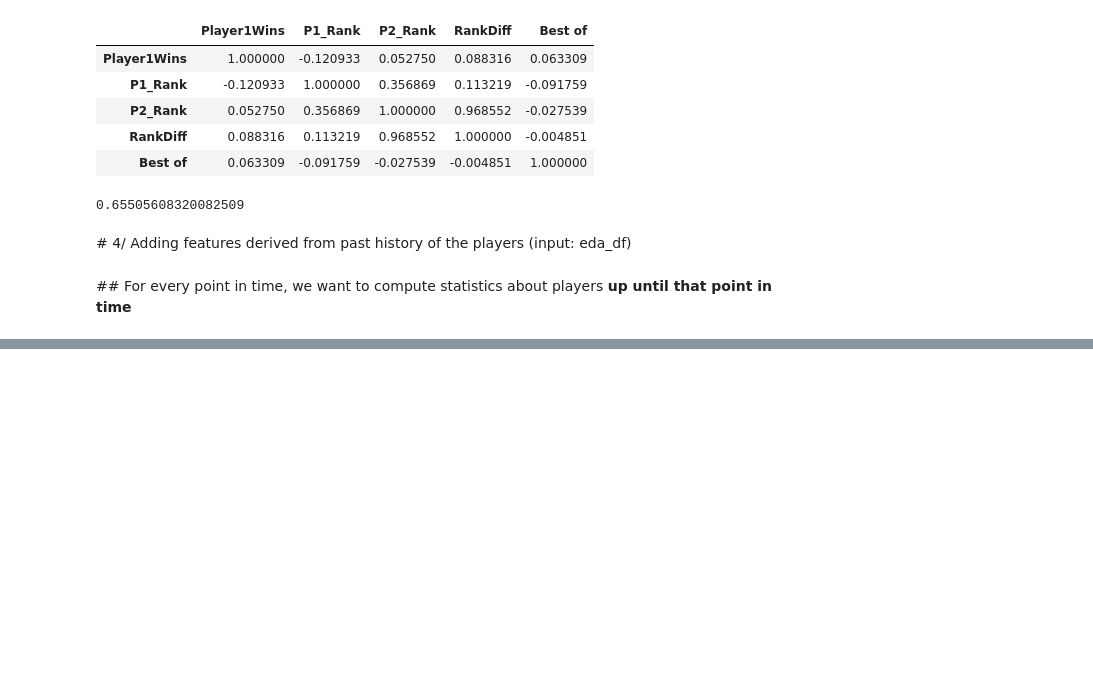
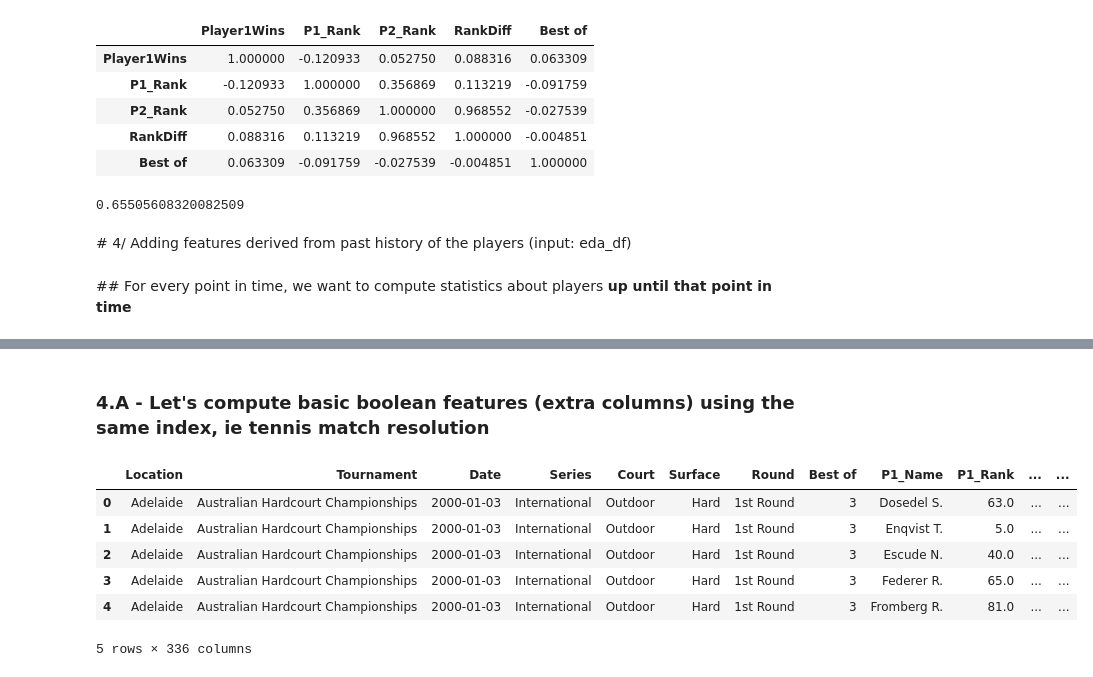
Before and after one commit to Vinh-CHUC/general-assembly-data-science-project, a Jupyter notebook: Exploratory Data Analysis.ipynb, the cells around one changed output, grey strips where cells are left out. Drawn from its saved outputs; the diff is of its cells as text; code cells hidden in the pictures; blank space fills up the shorter version.

Commit message:
Data analysis, basic functionality is there

```diff
--- a/Exploratory Data Analysis.ipynb
+++ b/Exploratory Data Analysis.ipynb
@@ -1,3 +1,5 @@
+# %%
+QUICK_MODE = True  # Only model for a subset of the players (for quicker computations)
 # %% [markdown]
 # 1/ Cleaning data (converting types and removing NAs)
 # %%
@@ -274,0 +251,2 @@ my_df.rolling(12).apply(lambda x: sum(x))
+# %% [markdown]
+### 4.A - Let's compute basic boolean features (extra columns) using the same index, ie tennis match resolution
@@ -274,0 +256,10 @@ my_df.rolling(12).apply(lambda x: sum(x))
+# %%
+players_stats.head()
+# %% [output]
+|  | Location | Tournament | Date | Series | Court | Surface | Round | Best of | P1_Name | P1_Rank | ... | ... |
+| 0 | Adelaide | Australian Hardcourt Championships | 2000-01-03 | International | Outdoor | Hard | 1st Round | 3 | Dosedel S. | 63.0 | ... | ... |
+| 1 | Adelaide | Australian Hardcourt Championships | 2000-01-03 | International | Outdoor | Hard | 1st Round | 3 | Enqvist T. | 5.0 | ... | ... |
+| 2 | Adelaide | Australian Hardcourt Championships | 2000-01-03 | International | Outdoor | Hard | 1st Round | 3 | Escude N. | 40.0 | ... | ... |
+| 3 | Adelaide | Australian Hardcourt Championships | 2000-01-03 | International | Outdoor | Hard | 1st Round | 3 | Federer R. | 65.0 | ... | ... |
+| 4 | Adelaide | Australian Hardcourt Championships | 2000-01-03 | International | Outdoor | Hard | 1st Round | 3 | Fromberg R. | 81.0 | ... | ... |
+5 rows × 336 columns
```
Also changed, not shown: parts of 28 cells of this notebook, 1 other file.
